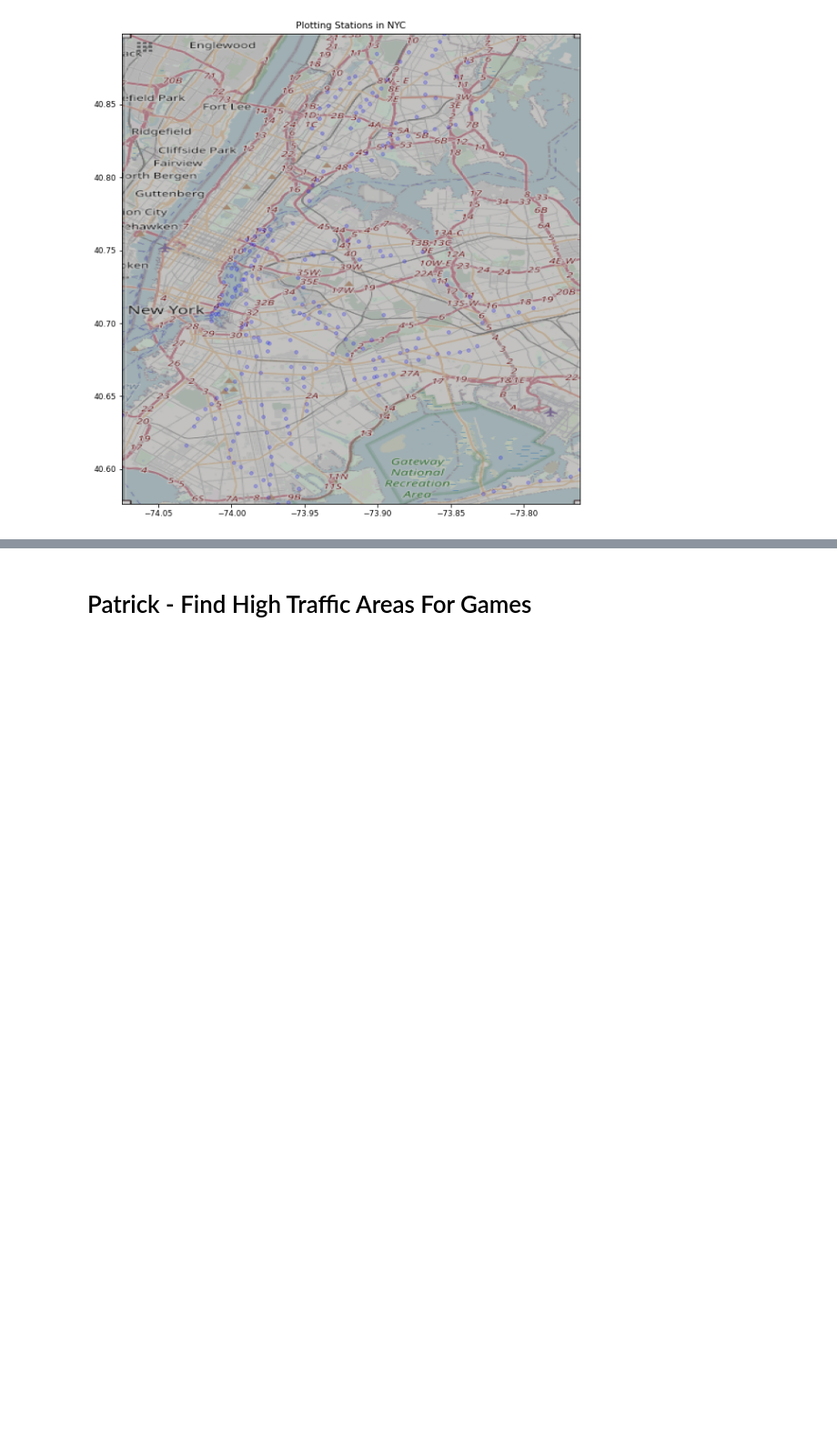
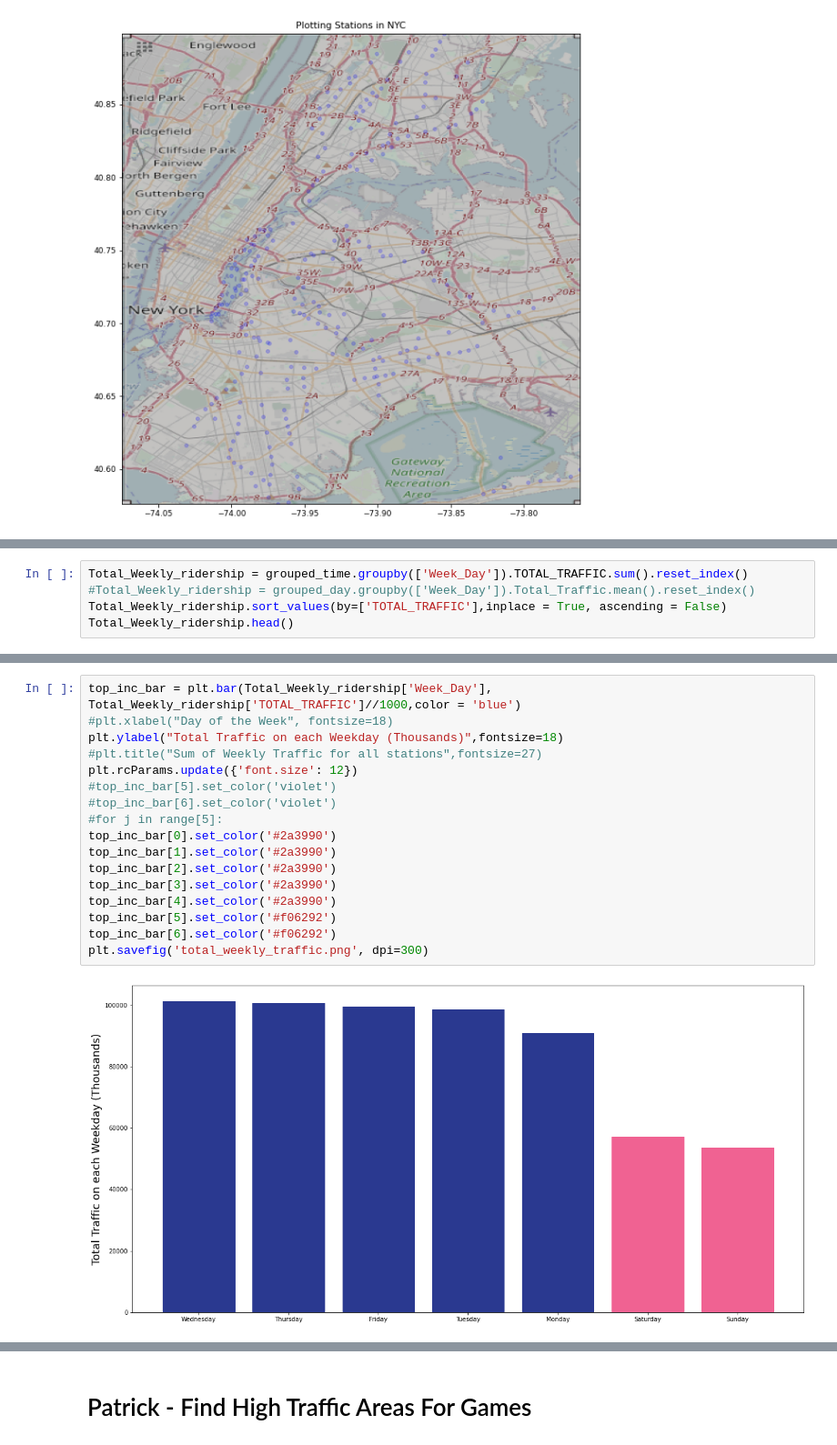
Before and after one commit to racheldilley1/mta-project-1, a Jupyter notebook: FINAL SUBMISSION.ipynb, the cells around one changed output, grey strips where cells are left out. Shown at 91% size. Saved outputs shown, nothing was run; the diff lists cells and outputs as text; blank space fills up the shorter version.

```diff
--- a/FINAL SUBMISSION.ipynb
+++ b/FINAL SUBMISSION.ipynb
@@ -446,0 +452,5 @@ ax.imshow(ruh_m, zorder=0, extent = BBox, aspect= 'equal')
+# %%
+Total_Weekly_ridership = grouped_time.groupby(['Week_Day']).TOTAL_TRAFFIC.sum().reset_index()
+#Total_Weekly_ridership = grouped_day.groupby(['Week_Day']).Total_Traffic.mean().reset_index()
+Total_Weekly_ridership.sort_values(by=['TOTAL_TRAFFIC'],inplace = True, ascending = False)
+Total_Weekly_ridership.head()
@@ -446,0 +464,19 @@ ax.imshow(ruh_m, zorder=0, extent = BBox, aspect= 'equal')
+# %%
+top_inc_bar = plt.bar(Total_Weekly_ridership['Week_Day'], Total_Weekly_ridership['TOTAL_TRAFFIC']//1000,color = 'blue')
+#plt.xlabel("Day of the Week", fontsize=18)
+plt.ylabel("Total Traffic on each Weekday (Thousands)",fontsize=18)
+#plt.title("Sum of Weekly Traffic for all stations",fontsize=27)
+plt.rcParams.update({'font.size': 12})
+#top_inc_bar[5].set_color('violet')
+#top_inc_bar[6].set_color('violet')
+#for j in range[5]:
+top_inc_bar[0].set_color('#2a3990')
+top_inc_bar[1].set_color('#2a3990')
+top_inc_bar[2].set_color('#2a3990')
+top_inc_bar[3].set_color('#2a3990')
+top_inc_bar[4].set_color('#2a3990')
+top_inc_bar[5].set_color('#f06292')
+top_inc_bar[6].set_color('#f06292')
+plt.savefig('total_weekly_traffic.png', dpi=300)
+# %% [output]
+[figure, added]
```
Also changed, not shown: parts of 25 cells of this notebook.
